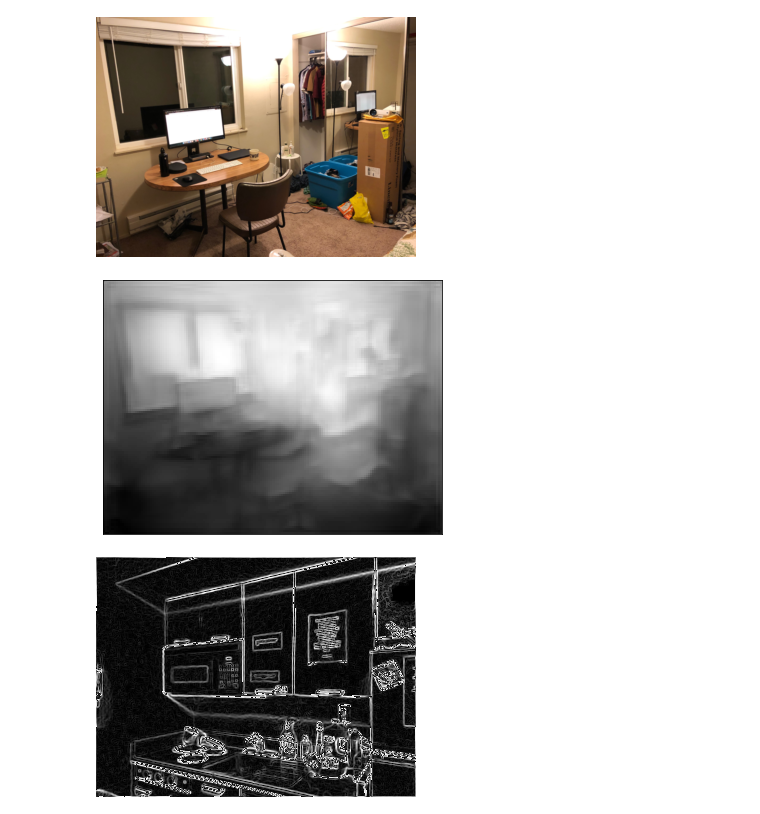
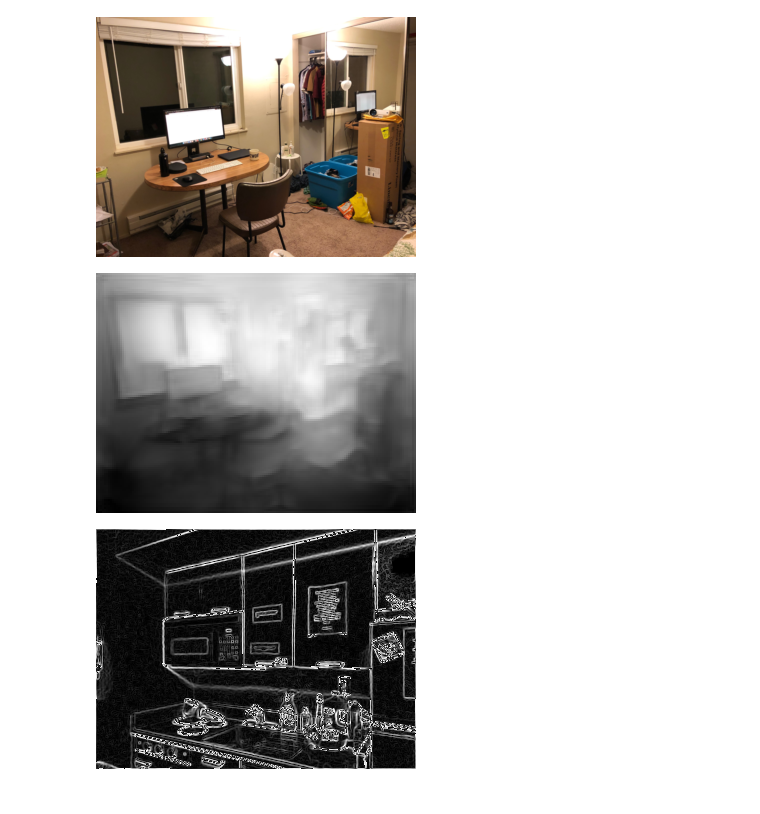
Before and after one commit to OwenHua666/Depth-Map-Prediction-from-a-Single-Image-using-a-Multi-Scale-Deep-Network, a Jupyter notebook: depth-prediction.ipynb, the cells around one changed output. Drawn from its saved outputs; the diff is of its cells as text; code cells hidden in the pictures.

Commit message:
updated method to plot predicted depthmap

```diff
--- a/depth-prediction.ipynb
+++ b/depth-prediction.ipynb
@@ -150,11 +142,16 @@ import PIL
+# %%
+pred_numpy_arr = pred.detach().squeeze(dim=1).squeeze(dim=0).cpu().numpy()
+pred_numpy_arr = pred_numpy_arr - pred_numpy_arr.min()       # -0.660375
+pred_numpy_arr = (pred_numpy_arr/pred_numpy_arr.max())*255   # max = 2.1548061, brings scale to 0-255
+pred_numpy_arr = pred_numpy_arr.astype('uint8')
 # %%
 im.resize((320,240), resample=PIL.Image.BILINEAR)
 # %% [output]
 [figure]
-# %%
-plot_test_depth(pred)
-# %% [output]
-[figure, removed]
+# %%
+Image.fromarray(pred_numpy_arr, mode = 'L').resize((320, 240))
+# %% [output]
+[figure, added]
 # %%
 T, P = transforms.ToTensor(), transforms.ToPILImage()
 dx, dy, g = model_utils.apply_sobel_operator_on_sample_ds_image(ds[10], unnormalize, T, P)
```
Also changed, not shown: parts of 5 cells of this notebook, 1 other file.
